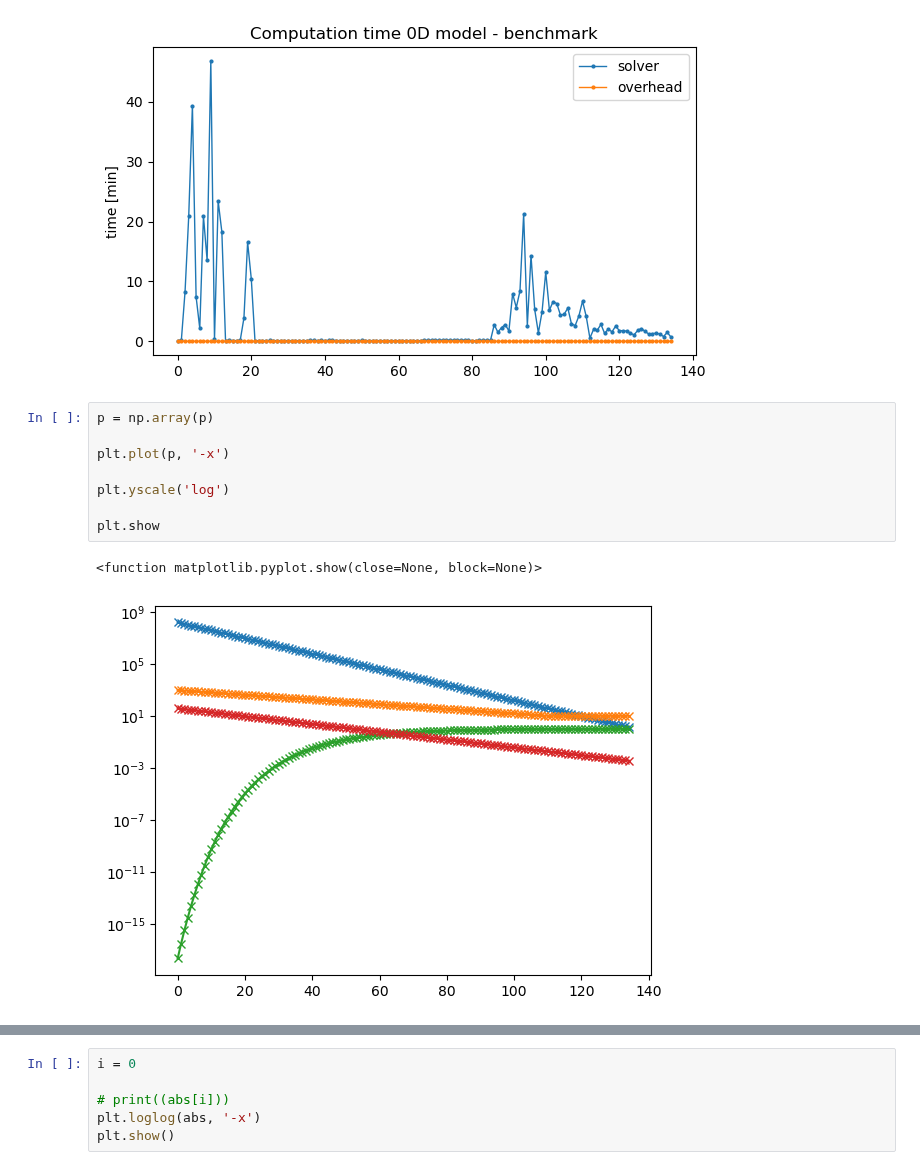
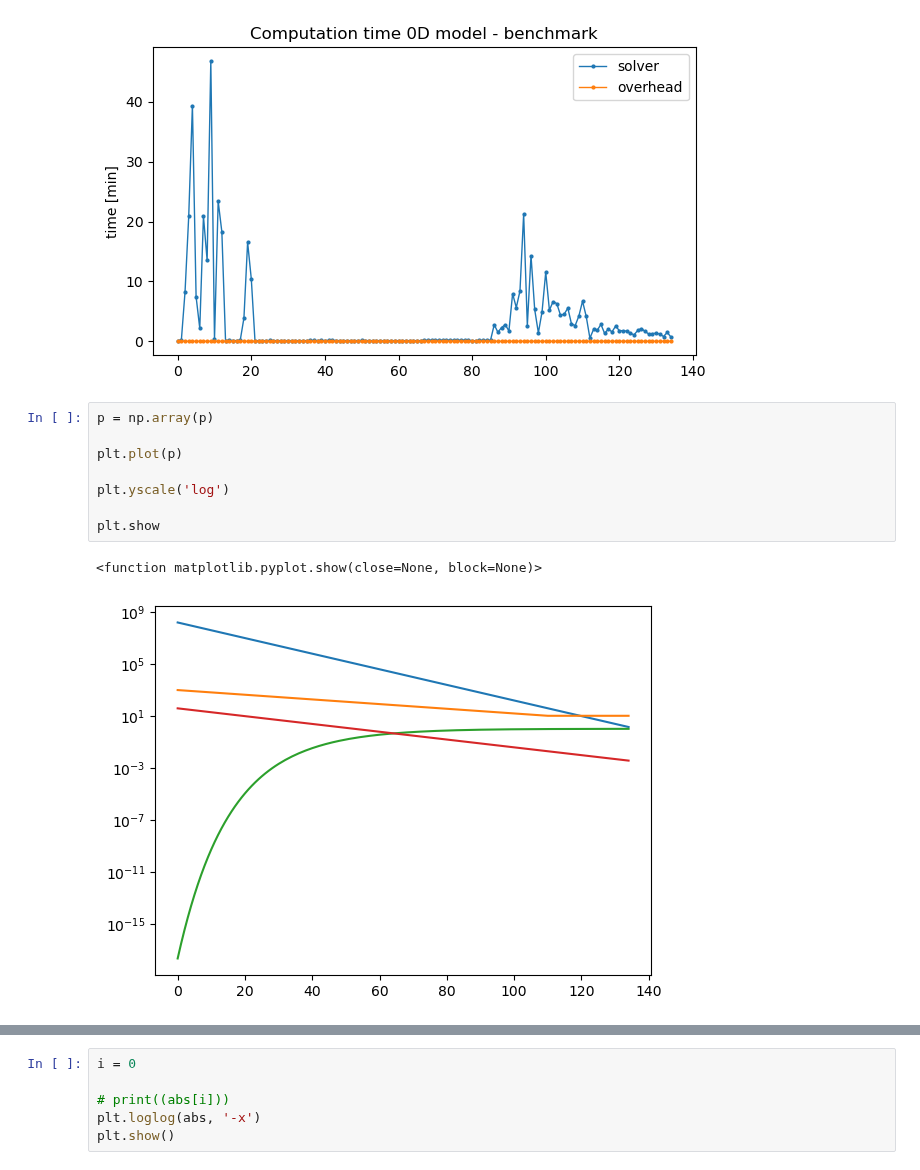
Before and after one commit to silkemaes/ChemPy, a Jupyter notebook: benchmark/get_benchmark.ipynb, the cells around one changed output, grey strips where cells are left out. Drawn from its saved outputs; the diff is of its cells as text.

```diff
--- a/benchmark/get_benchmark.ipynb
+++ b/benchmark/get_benchmark.ipynb
@@ -61,14 +61,14 @@ plt.show()
 # %%
 p = np.array(p)
 
-plt.plot(p, '-x')
+plt.plot(p)
 
 plt.yscale('log')
 
 plt.show
 # %% [output]
 <function matplotlib.pyplot.show(close=None, block=None)>
-[figure, old version]
+[figure, new version]
 # %%
 fig, ax1 = plt.subplots(figsize = (7,4))
 
```
Also changed, not shown: parts of 1 cell of this notebook, 1 other file.
